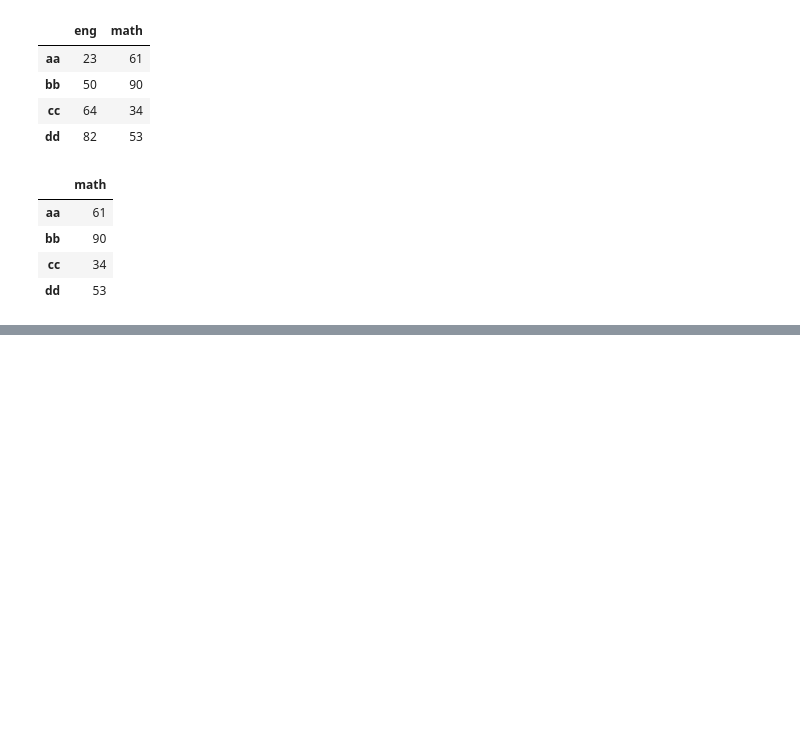
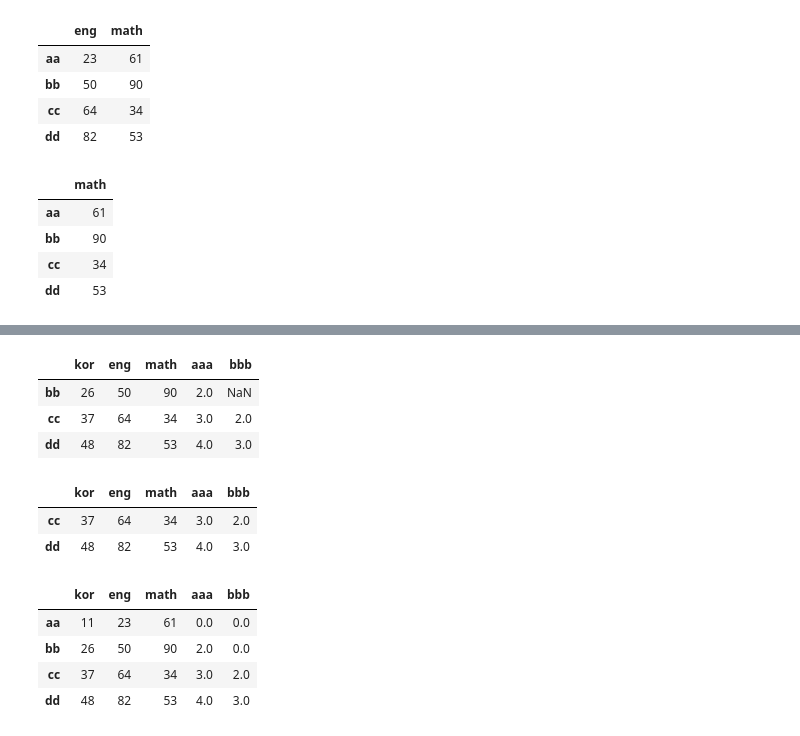
Before and after one commit to minsuk-sung/ssmc_python_using_bigdata, a Jupyter notebook: data_analysis/pythonTest/pandas_DataFrame.ipynb, the cells around one changed output, grey strips where cells are left out. Cells and saved outputs as stored; diff of their text form; code cells hidden in the pictures; blank space fills up the shorter version.

```diff
--- a/data_analysis/pythonTest/pandas_DataFrame.ipynb
+++ b/data_analysis/pythonTest/pandas_DataFrame.ipynb
@@ -439,0 +465,21 @@ df.drop(['kor','eng'],axis = 1)
+# %%
+df1.dropna(subset=['aaa']) # aaa에서 nan이 들어간 row만 삭제
+# %% [output]
+|  | kor | eng | math | aaa | bbb |
+| bb | 26 | 50 | 90 | 2.0 | NaN |
+| cc | 37 | 64 | 34 | 3.0 | 2.0 |
+| dd | 48 | 82 | 53 | 4.0 | 3.0 |
+# %%
+df1.dropna(subset=['aaa','bbb']) # aaa,bbb에서 nan 있는 row 삭제
+# %% [output]
+|  | kor | eng | math | aaa | bbb |
+| cc | 37 | 64 | 34 | 3.0 | 2.0 |
+| dd | 48 | 82 | 53 | 4.0 | 3.0 |
+# %%
+df1.fillna(0) # nan을 0으로 바꿔라
+# %% [output]
+|  | kor | eng | math | aaa | bbb |
+| aa | 11 | 23 | 61 | 0.0 | 0.0 |
+| bb | 26 | 50 | 90 | 2.0 | 0.0 |
+| cc | 37 | 64 | 34 | 3.0 | 2.0 |
+| dd | 48 | 82 | 53 | 4.0 | 3.0 |
```
Also changed, not shown: parts of 26 cells of this notebook.
